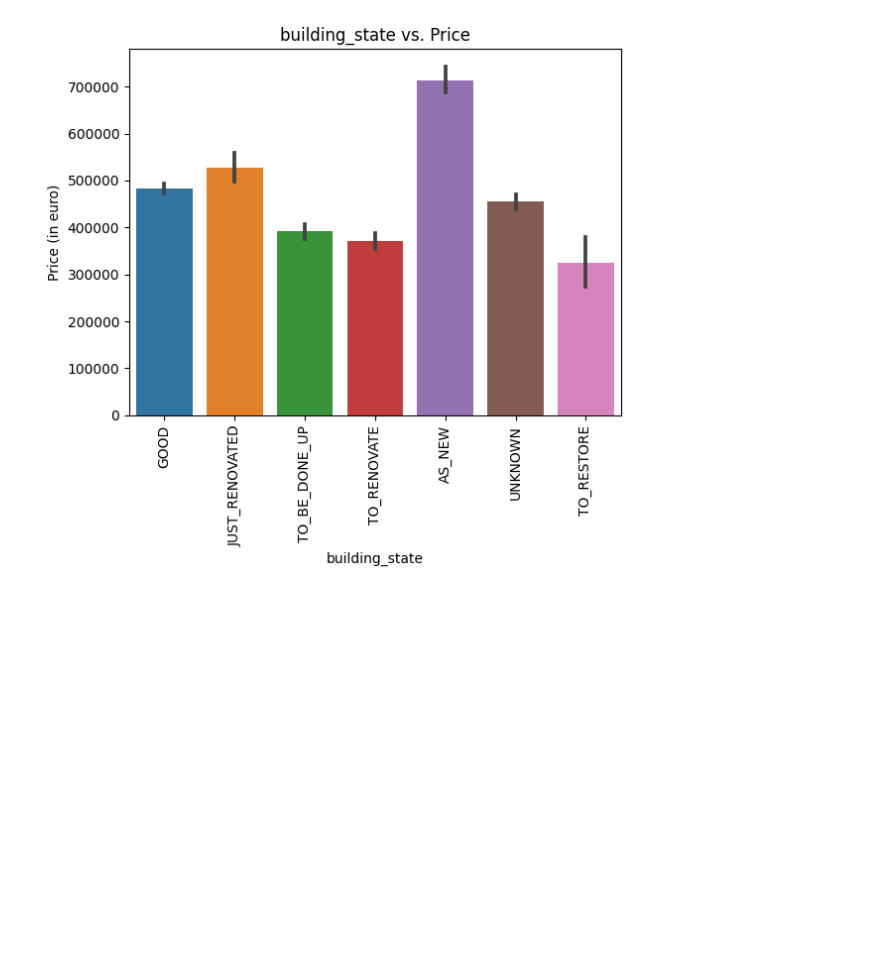
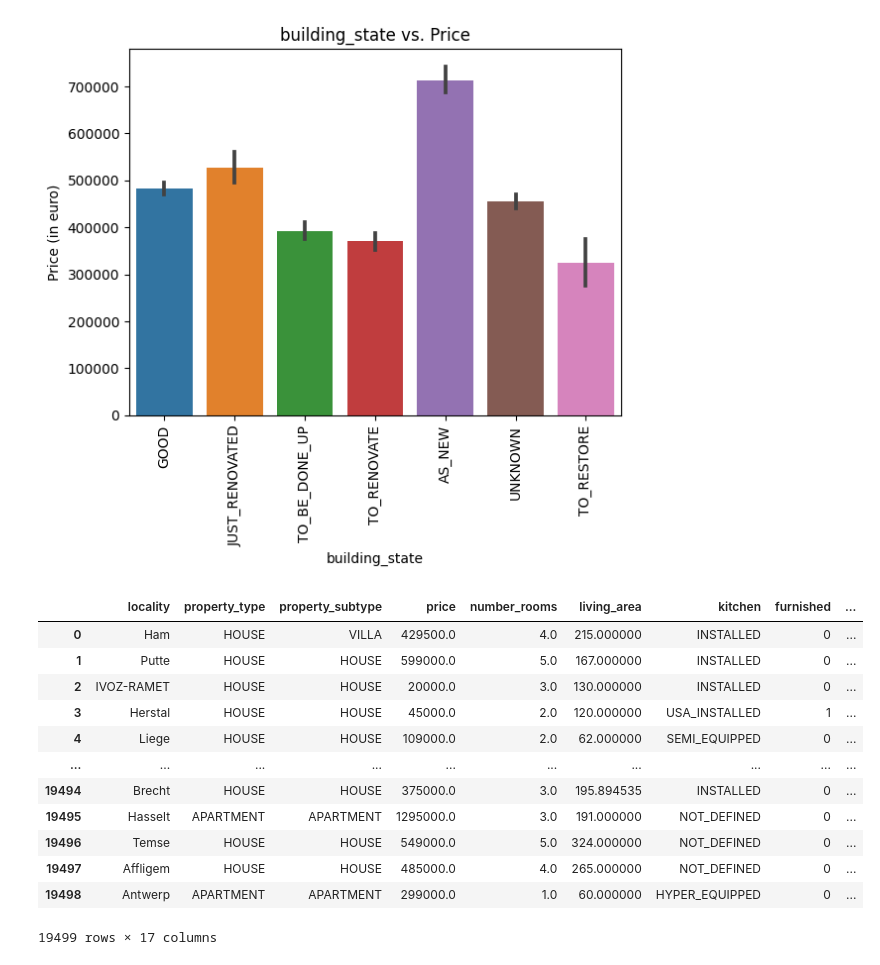
Before and after one commit to nikolaaswillaert/ImmoElizaDataAnalysis, a Jupyter notebook: datacleaning.ipynb, the cells around one changed output. Cells and saved outputs as stored; diff of their text form; code cells hidden in the pictures; blank space fills up the shorter version.

```diff
--- a/datacleaning.ipynb
+++ b/datacleaning.ipynb
@@ -1019,0 +1023,16 @@ create_cat_plot(df, 'building_state', 90)
+# %%
+df
+# %% [output]
+|  | locality | property_type | property_subtype | price | number_rooms | living_area | kitchen | furnished | ... |
+| 0 | Ham | HOUSE | VILLA | 429500.0 | 4.0 | 215.000000 | INSTALLED | 0 | ... |
+| 1 | Putte | HOUSE | HOUSE | 599000.0 | 5.0 | 167.000000 | INSTALLED | 0 | ... |
+| 2 | IVOZ-RAMET | HOUSE | HOUSE | 20000.0 | 3.0 | 130.000000 | INSTALLED | 0 | ... |
+| 3 | Herstal | HOUSE | HOUSE | 45000.0 | 2.0 | 120.000000 | USA_INSTALLED | 1 | ... |
+| 4 | Liege | HOUSE | HOUSE | 109000.0 | 2.0 | 62.000000 | SEMI_EQUIPPED | 0 | ... |
+| ... | ... | ... | ... | ... | ... | ... | ... | ... | ... |
+| 19494 | Brecht | HOUSE | HOUSE | 375000.0 | 3.0 | 195.894535 | INSTALLED | 0 | ... |
+| 19495 | Hasselt | APARTMENT | APARTMENT | 1295000.0 | 3.0 | 191.000000 | NOT_DEFINED | 0 | ... |
+| 19496 | Temse | HOUSE | HOUSE | 549000.0 | 5.0 | 324.000000 | NOT_DEFINED | 0 | ... |
+| 19497 | Affligem | HOUSE | HOUSE | 485000.0 | 4.0 | 265.000000 | NOT_DEFINED | 0 | ... |
+| 19498 | Antwerp | APARTMENT | APARTMENT | 299000.0 | 1.0 | 60.000000 | HYPER_EQUIPPED | 0 | ... |
+19499 rows × 17 columns
```
Also changed, not shown: parts of 1 cell of this notebook, 1 other file.
